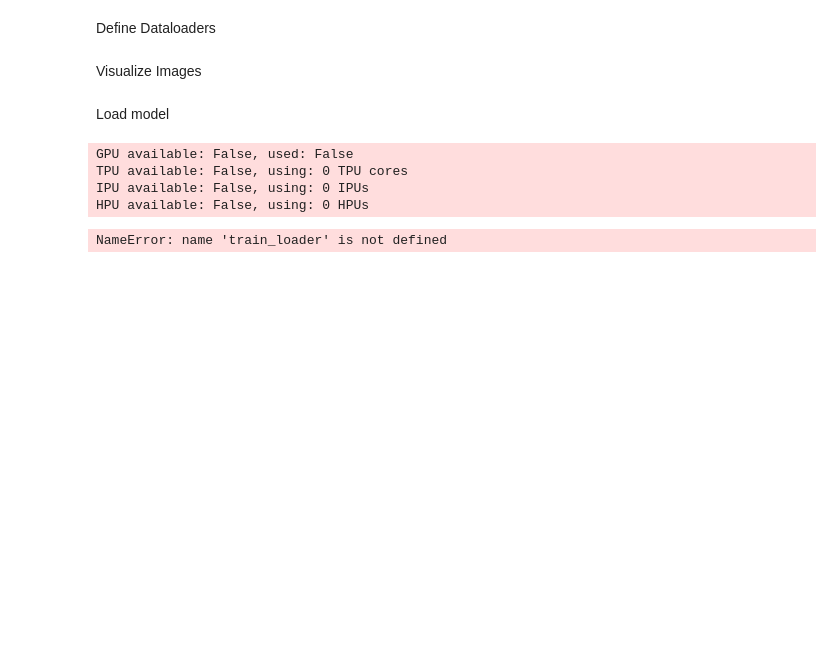
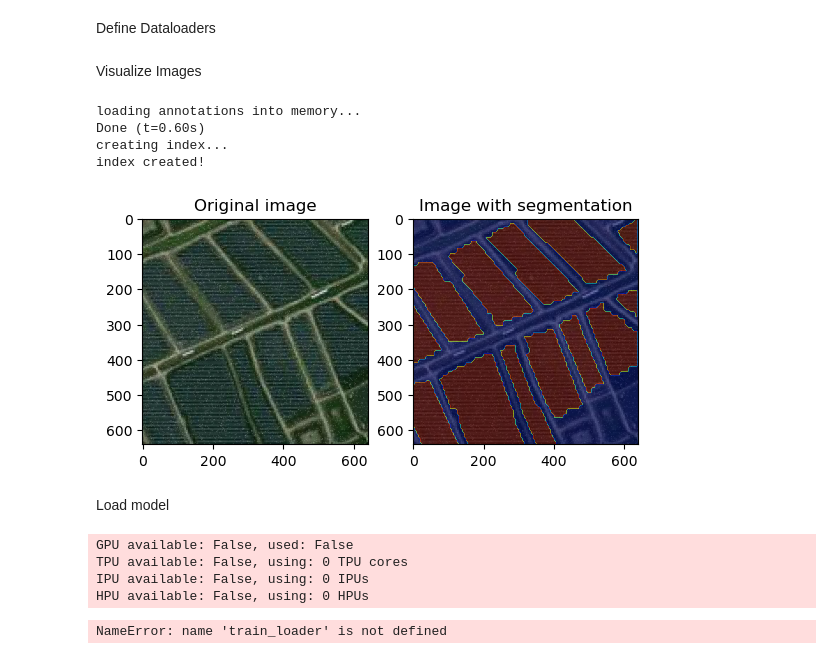
Before and after one commit to Tiburso/EnerVision, a Jupyter notebook: models/pv_detection.ipynb, the cells around one changed output. Cells and saved outputs as stored; diff of their text form; code cells hidden in the pictures; blank space fills up the shorter version.

```diff
--- a/models/pv_detection.ipynb
+++ b/models/pv_detection.ipynb
@@ -51,6 +57,55 @@ if not os.path.exists(r'NL-Solar-Panel-Seg-1'):
 Define Dataloaders
 # %% [markdown]
 Visualize Images
+# %%
+# Paths
+coco_json_path = 'C:/Users/20193362/Desktop/InterProject/InterdisciplinaryProject/data/NL-Solar-Panel-Seg-1/train/_annotations.coco.json'
+image_directory = 'C:/Users/20193362/Desktop/InterProject/InterdisciplinaryProject/data/NL-Solar-Panel-Seg-1/train'
+
+# Initialize COCO
+coco = COCO(coco_json_path)
+
+# Get ids of images in the dataset
+image_ids = coco.getImgIds()
+image_data = coco.loadImgs(image_ids[0])[0] # Choose first one
+
+# Load image
+image_path = os.path.join(image_directory, image_data['file_name'])
+image = io.imread(image_path)
+
+# Load annotations for image
+annIds = coco.getAnnIds(imgIds=image_data['id'])
+anns = coco.loadAnns(annIds)
+
+# Initialize empty mask
+combined_mask = np.zeros_like(image[:, :, 0])
+
+# Add all segmentations
+for ann in anns:
+    mask = coco.annToMask(ann)  # Get the binary mask for this annotation
+    combined_mask += mask  # Add mask to the combined mask
+combined_mask = np.minimum(combined_mask, 1) # Make it binary
+
+# Display image
+plt.figure()
+# Original image
+plt.subplot(1, 2, 1)
+plt.imshow(image)
+plt.title('Original image')
+
+# Image with segmentation
+plt.subplot(1, 2, 2)
+plt.imshow(image)
+plt.imshow(combined_mask, cmap='jet', alpha=0.5)  # Transparancy
+plt.title('Image with segmentation')
+
+plt.show()
+# %% [output]
+loading annotations into memory...
+Done (t=0.60s)
+creating index...
+index created!
+[figure, added]
 # %% [markdown]
 Load model
 # %%
```
Also changed, not shown: parts of 2 cells of this notebook.
